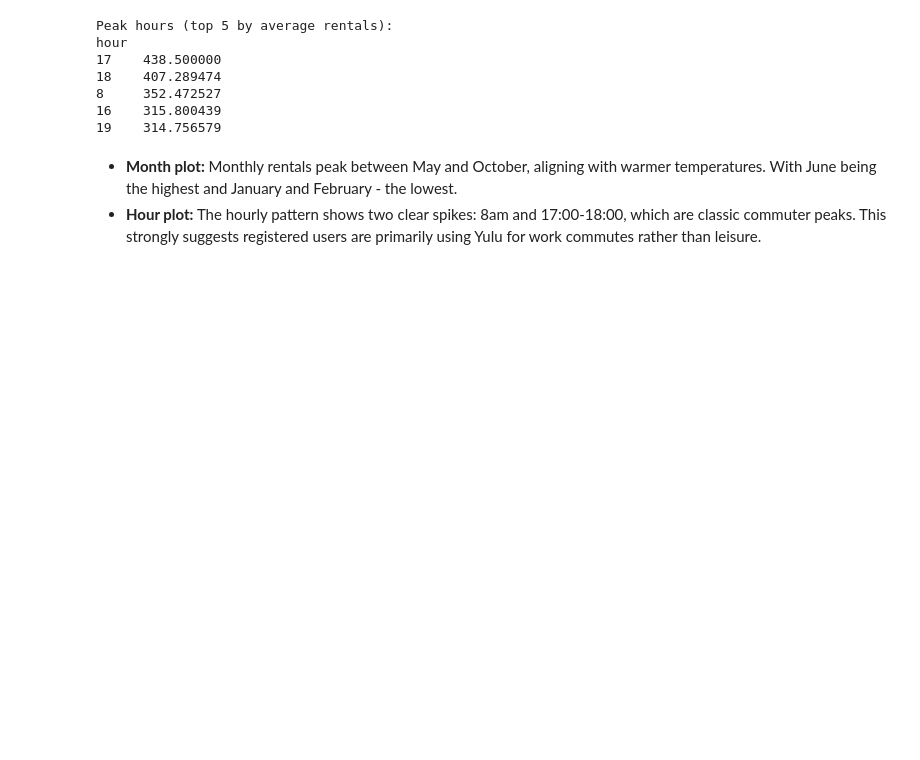
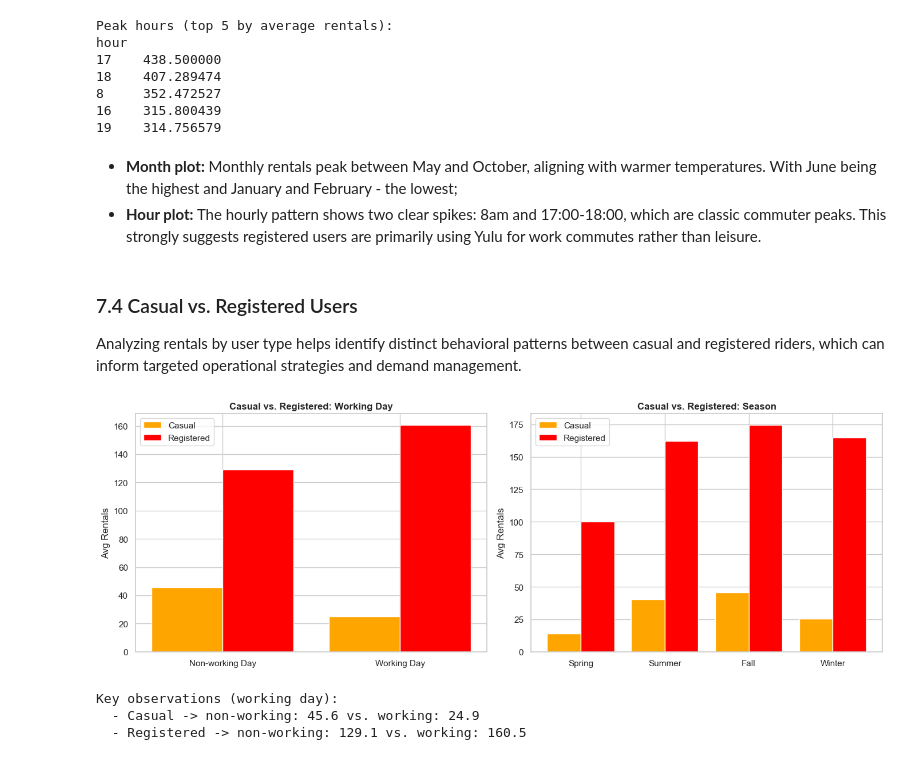
Before and after one commit to lozeva/yulu-bike-demand-analysis, a Jupyter notebook: yulu_bike_demand_analysis.ipynb, the cells around one changed output. Cells and saved outputs as stored; diff of their text form; code cells hidden in the pictures; blank space fills up the shorter version.

Commit message:
Add EDA: casual vs. registered comparison plots (section 7.4)

```diff
--- a/yulu_bike_demand_analysis.ipynb
+++ b/yulu_bike_demand_analysis.ipynb
@@ -416,5 +417,50 @@ hour
 16    315.800439
 19    314.756579
 # %% [markdown]
-* **Month plot:** Monthly rentals peak between May and October, aligning with warmer temperatures. With June being the highest and January and February - the lowest.
+* **Month plot:** Monthly rentals peak between May and October, aligning with warmer temperatures. With June being the highest and January and February - the lowest;
 * **Hour plot:** The hourly pattern shows two clear spikes: 8am and 17:00-18:00, which are classic commuter peaks. This strongly suggests registered users are primarily using Yulu for work commutes rather than leisure.
+# %% [markdown]
+### 7.4 Casual vs. Registered Users
+
+Analyzing rentals by user type helps identify distinct behavioral patterns between casual and registered riders, which can inform targeted operational strategies and demand management.
+# %%
+fig, axes = plt.subplots(1, 2, figsize=(14, 5))
+
+workingday_groups = ['No', 'Yes']
+x = np.arange(len(workingday_groups)) # [0, 1] -> numeric positions for the bars on the x-axis
+casual_means = [df_clean[df_clean['workingday']==g]['casual'].mean() for g in workingday_groups]
+registered_means = [df_clean[df_clean['workingday']==g]['registered'].mean() for g in workingday_groups]
+
+# 'x-2' and 'x+2' shift the 2 bars left(-0.2)/right(+0.2) so they do not overlap
+axes[0].bar(x - 0.2, casual_means, 0.4, label='Casual', color='orange') # '0.4' is the bar width
+axes[0].bar(x + 0.2, registered_means, 0.4, label='Registered', color='red')
+axes[0].set_xticks(x)
+axes[0].set_xticklabels(['Non-working Day', 'Working Day'])
+axes[0].set_title('Casual vs. Registered: Working Day', fontweight='bold')
+axes[0].set_ylabel('Avg Rentals')
+axes[0].legend()
+
+season_order = ['Spring', 'Summer', 'Fall', 'Winter']
+x2 = np.arange(4)
+casual_2 = [df_clean[df_clean['season']==s]['casual'].mean() for s in season_order]
+registered_2 = [df_clean[df_clean['season']==s]['registered'].mean() for s in season_order]
+
+axes[1].bar(x2 - 0.2, casual_2, 0.4, label='Casual', color='orange')
+axes[1].bar(x2 + 0.2, registered_2, 0.4, label='Registered', color='red')
+axes[1].set_xticks(x2)
+axes[1].set_xticklabels(season_order)
+axes[1].set_title('Casual vs. Registered: Season', fontweight='bold')
+axes[1].set_ylabel('Avg Rentals')
+axes[1].legend()
+
+plt.tight_layout()
+plt.show()
+
+print('Key observations (working day):')
+print(f'  - Casual -> non-working: {casual_means[0]:.1f} vs. working: {casual_means[1]:.1f}')
+print(f'  - Registered -> non-working: {registered_means[0]:.1f} vs. working: {registered_means[1]:.1f}')
+# %% [output]
+[figure, added]
+Key observations (working day):
+  - Casual -> non-working: 45.6 vs. working: 24.9
+  - Registered -> non-working: 129.1 vs. working: 160.5
```
Also changed, not shown: parts of 2 cells of this notebook.
